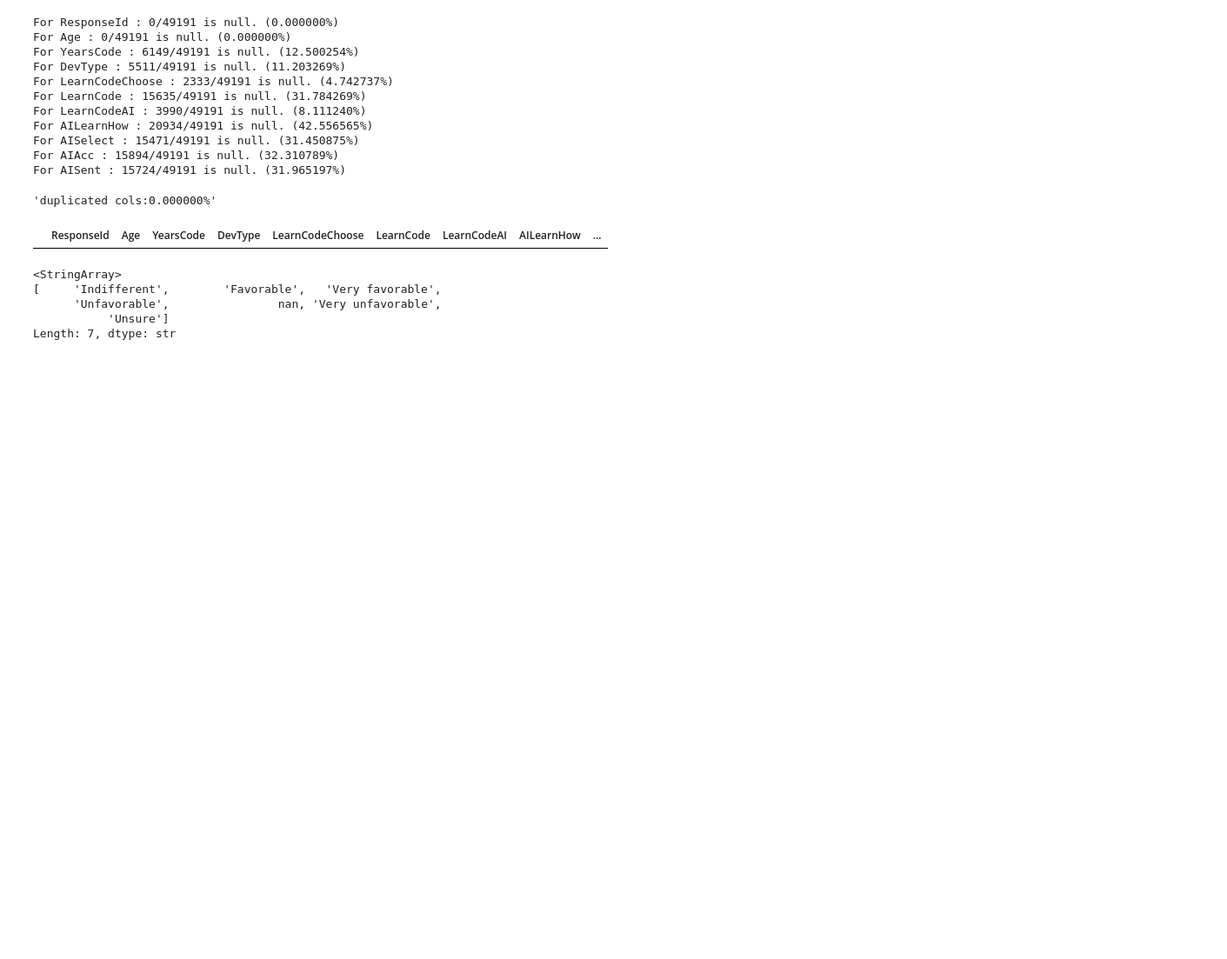
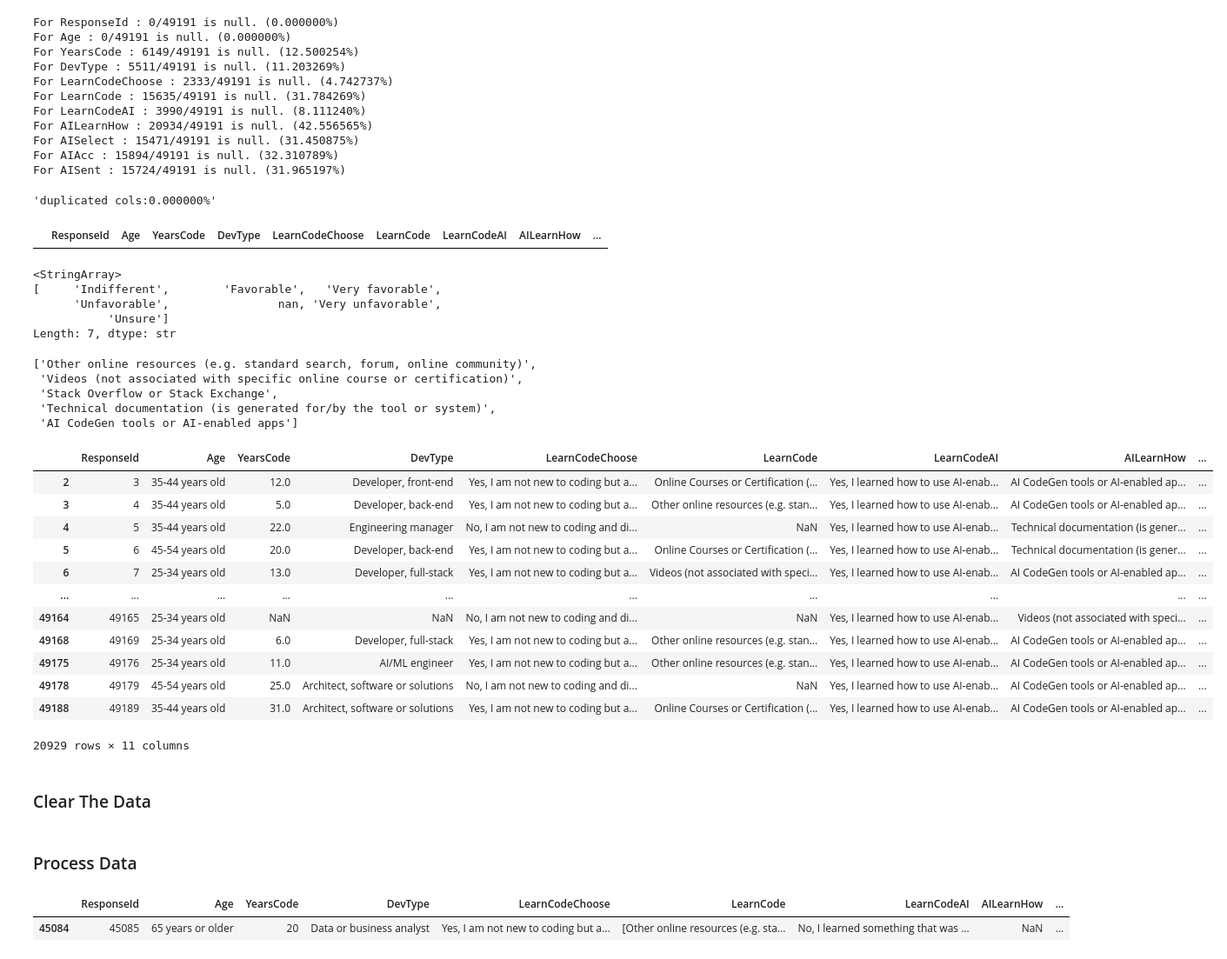
Before and after one commit to ShlomoShoov/DLD-Pipeline, a Jupyter notebook: DLD-Lab/lab.ipynb, the cells around one changed output. Shown at 87% size. Drawn from its saved outputs; the diff is of its cells as text; code cells hidden in the pictures; blank space fills up the shorter version.

Commit message:
feature:lab:cleaening, processing and valdiate

```diff
--- a/DLD-Lab/lab.ipynb
+++ b/DLD-Lab/lab.ipynb
@@ -104,3 +104,28 @@ df.AISent.unique()
       'Unfavorable',                nan, 'Very unfavorable',
            'Unsure']
 Length: 7, dtype: str
+# %%
+as_l = df.LearnCode.str.split(";")
+as_l[3]
+# %% [output]
+['Other online resources (e.g. standard search, forum, online community)',
+ 'Videos (not associated with specific online course or certification)',
+ 'Stack Overflow or Stack Exchange',
+ 'Technical documentation (is generated for/by the tool or system)',
+ 'AI CodeGen tools or AI-enabled apps']
+# %%
+df[df.AILearnHow.str.contains(";")]
+# %% [output]
+|  | ResponseId | Age | YearsCode | DevType | LearnCodeChoose | LearnCode | LearnCodeAI | AILearnHow | ... |
+| 2 | 3 | 35-44 years old | 12.0 | Developer, front-end | Yes, I am not new to coding but a... | Online Courses or Certification (... | Yes, I learned how to use AI-enab... | AI CodeGen tools or AI-enabled ap... | ... |
+| 3 | 4 | 35-44 years old | 5.0 | Developer, back-end | Yes, I am not new to coding but a... | Other online resources (e.g. stan... | Yes, I learned how to use AI-enab... | AI CodeGen tools or AI-enabled ap... | ... |
+| 4 | 5 | 35-44 years old | 22.0 | Engineering manager | No, I am not new to coding and di... | NaN | Yes, I learned how to use AI-enab... | Technical documentation (is gener... | ... |
+| 5 | 6 | 45-54 years old | 20.0 | Developer, back-end | Yes, I am not new to coding but a... | Online Courses or Certification (... | Yes, I learned how to use AI-enab... | Technical documentation (is gener... | ... |
+| 6 | 7 | 25-34 years old | 13.0 | Developer, full-stack | Yes, I am not new to coding but a... | Videos (not associated with speci... | Yes, I learned how to use AI-enab... | AI CodeGen tools or AI-enabled ap... | ... |
+| ... | ... | ... | ... | ... | ... | ... | ... | ... | ... |
+| 49164 | 49165 | 25-34 years old | NaN | NaN | No, I am not new to coding and di... | NaN | Yes, I learned how to use AI-enab... | Videos (not associated with speci... | ... |
+| 49168 | 49169 | 25-34 years old | 6.0 | Developer, full-stack | Yes, I am not new to coding but a... | Other online resources (e.g. stan... | Yes, I learned how to use AI-enab... | AI CodeGen tools or AI-enabled ap... | ... |
+| 49175 | 49176 | 25-34 years old | 11.0 | AI/ML engineer | Yes, I am not new to coding but a... | Other online resources (e.g. stan... | Yes, I learned how to use AI-enab... | AI CodeGen tools or AI-enabled ap... | ... |
+| 49178 | 49179 | 45-54 years old | 25.0 | Architect, software or solutions | No, I am not new to coding and di... | NaN | Yes, I learned how to use AI-enab... | AI CodeGen tools or AI-enabled ap... | ... |
+| 49188 | 49189 | 35-44 years old | 31.0 | Architect, software or solutions | Yes, I am not new to coding but a... | Online Courses or Certification (... | Yes, I learned how to use AI-enab... | AI CodeGen tools or AI-enabled ap... | ... |
+20929 rows × 11 columns
@@ -106,0 +134,3 @@ Length: 7, dtype: str
+# %% [markdown]
+
+### Clear The Data
@@ -106,0 +142,2 @@ Length: 7, dtype: str
+# %% [markdown]
+### Process Data
@@ -106,0 +155,6 @@ Length: 7, dtype: str
+# %%
+df["experienceLevel"] = df.YearsCode.apply(label_experience_level)
+df.sample()
+# %% [output]
+|  | ResponseId | Age | YearsCode | DevType | LearnCodeChoose | LearnCode | LearnCodeAI | AILearnHow | ... |
+| 45084 | 45085 | 65 years or older | 20 | Data or business analyst | Yes, I am not new to coding but a... | [Other online resources (e.g. sta... | No, I learned something that was ... | NaN | ... |
```
Also changed, not shown: parts of 17 cells of this notebook, 11 other files.
